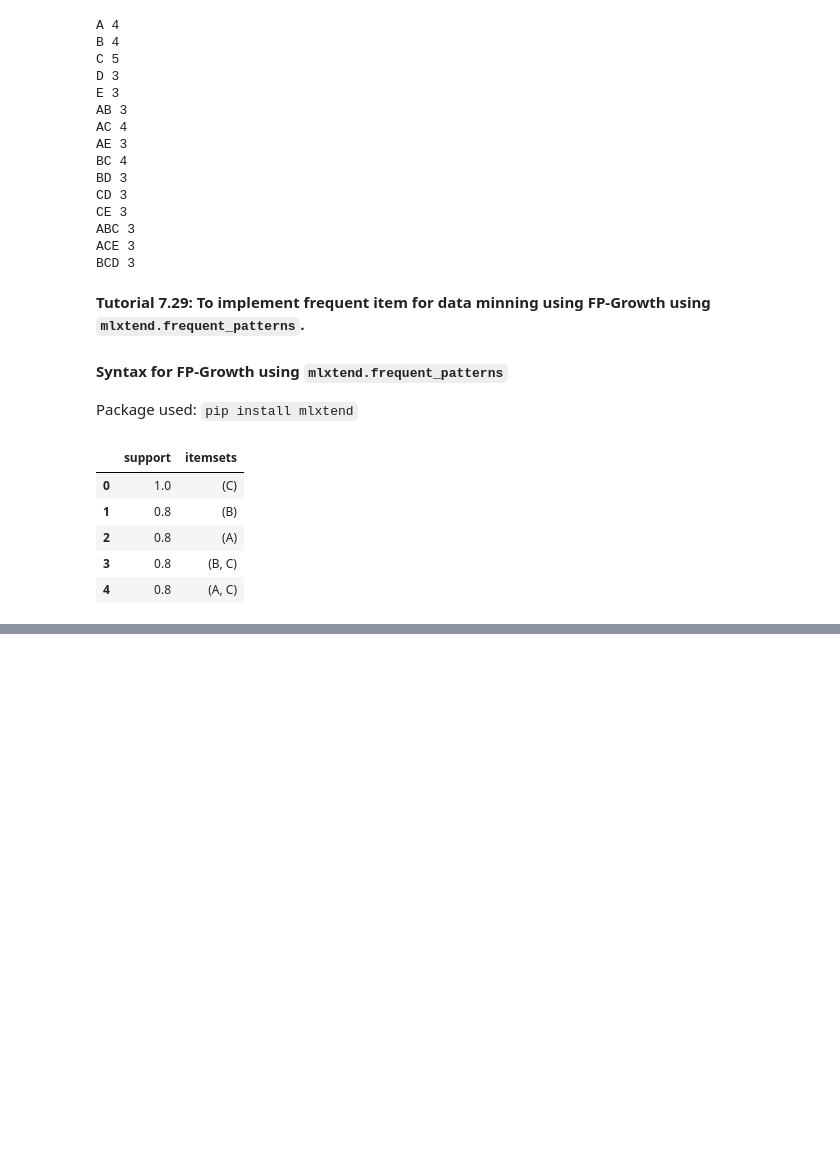
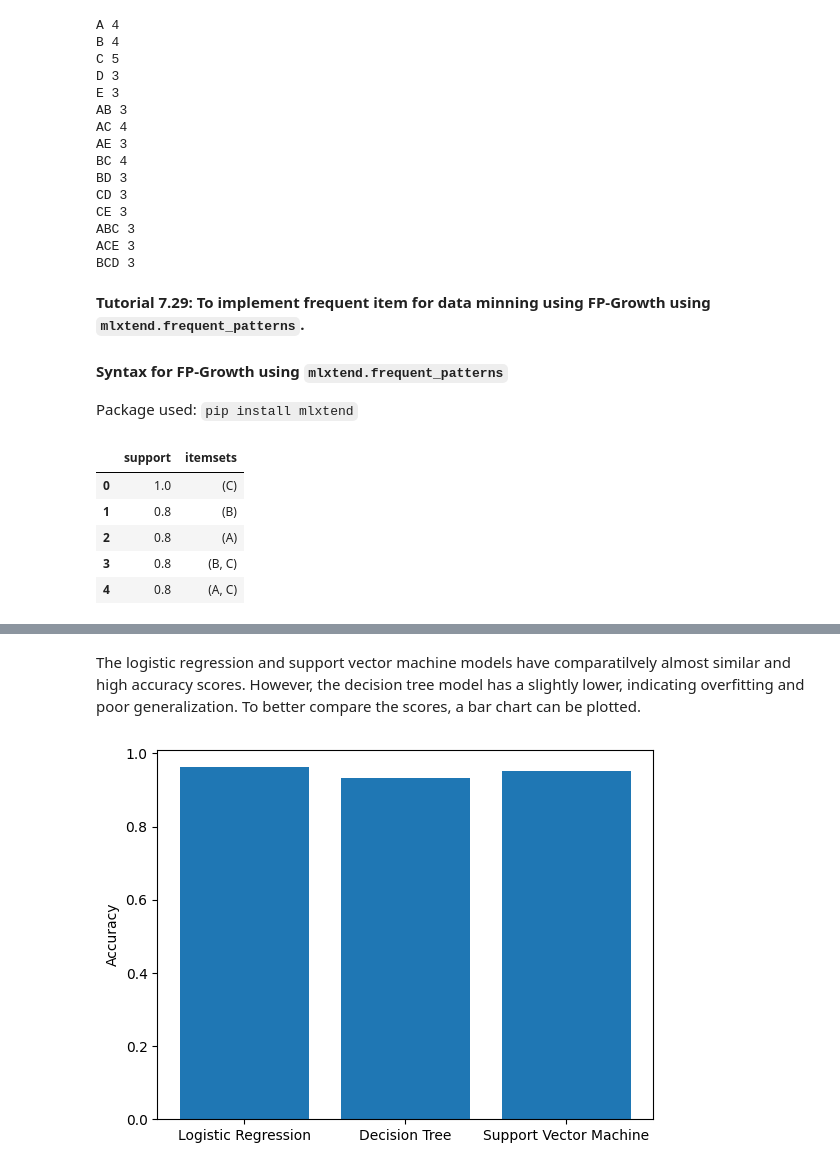
Before and after one commit to bpbpublications/Statistics-for-Data-Scientists-and-Analysts, a Jupyter notebook: notebooks/chapter7/chapter7.ipynb, the cells around one changed output, grey strips where cells are left out. Cells and saved outputs as stored; diff of their text form; code cells hidden in the pictures; blank space fills up the shorter version.

```diff
--- a/notebooks/chapter7/chapter7.ipynb
+++ b/notebooks/chapter7/chapter7.ipynb
@@ -898,0 +879,17 @@ Tutorial 7.31: Evaluation
+# %%
+import numpy as np # For numerical operations
+import pandas as pd # For data manipulation and analysis
+import matplotlib.pyplot as plt # For data visualization
+from sklearn.datasets import load_iris # For loading the iris dataset
+from sklearn.model_selection import train_test_split, cross_val_score, GridSearchCV, RandomizedSearchCV # For splitting data, cross-validation, and hyperparameter tuning
+from sklearn.linear_model import LogisticRegression # For logistic regression model
+from sklearn.tree import DecisionTreeClassifier # For decision tree model
+from sklearn.svm import SVC # For support vector machine model
+from sklearn.metrics import accuracy_score, precision_score, recall_score, f1_score, confusion_matrix, classification_report # For evaluating model performance
+# Load dataset
+iris = load_iris()
+# Extract the features & labels as a numpy array
+X = iris.data
+y = iris.target
+print(iris.feature_names)
+print(iris.target_names)
@@ -898,0 +901,5 @@ Tutorial 7.31: Evaluation
+# %%
+# Split dataset
+X_train, X_test, y_train, y_test = train_test_split(X, y, test_size=0.3, random_state=42)
+print(X_train.shape, y_train.shape)
+print(X_test.shape, y_test.shape)
@@ -898,0 +911,7 @@ Tutorial 7.31: Evaluation
+# %%
+# Define candidate models
+models = {
+    'Logistic Regression': LogisticRegression(),
+    'Decision Tree': DecisionTreeClassifier(),
+    'Support Vector Machine': SVC()
+}
@@ -898,0 +920,7 @@ Tutorial 7.31: Evaluation
+# %%
+# Evaluate models using cross-validation
+scores = {}
+for name, model in models.items():
+    score = cross_val_score(model, X_train, y_train, cv=5, scoring='accuracy')
+    scores[name] = np.mean(score)
+    print(f'{name}: {np.mean(score):.3f} (+/- {np.std(score):.3f})')
@@ -898,0 +945,11 @@ Tutorial 7.31: Evaluation
+# %% [markdown]
+The logistic regression and support vector machine models have comparatilvely almost similar and high accuracy scores. However, the decision tree model has a slightly lower, indicating overfitting and poor generalization. To better compare the scores, a bar chart can be plotted.
+# %%
+# Plot scores
+plt.bar(scores.keys(), scores.values())
+plt.ylabel('Accuracy')
+# Save the figure
+plt.savefig('model_selection_and_evaluation.png', dpi=600, bbox_inches='tight')
+plt.show()
+# %% [output]
+[figure, added]
```
Also changed, not shown: parts of 14 cells of this notebook.
